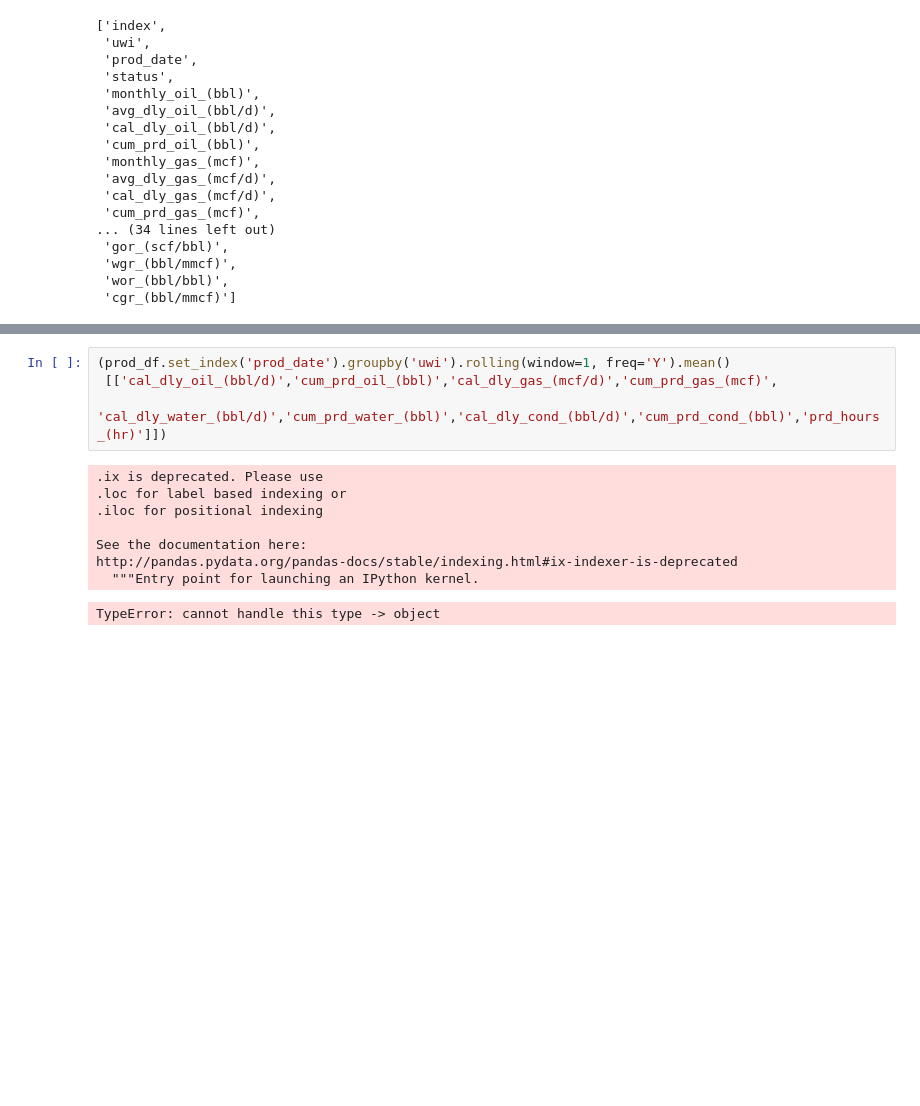
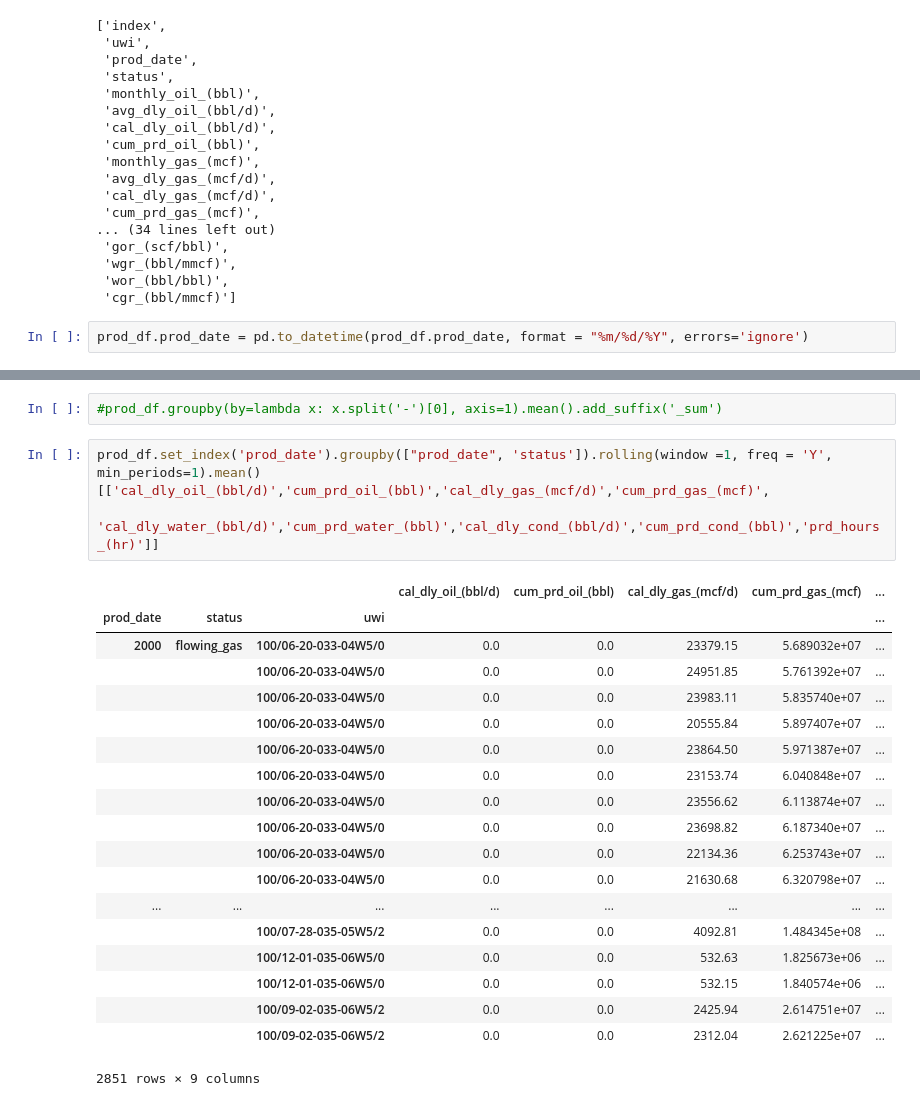
Before and after one commit to SimplifyData/Forecasting-Time-Series-with-Multiple-Seasonalities, a Jupyter notebook: Impala.ipynb, the cells around one changed output, grey strips where cells are left out. Saved outputs shown, nothing was run; the diff lists cells and outputs as text; blank space fills up the shorter version.

Commit message:
chagning prod date to year

```diff
--- a/Impala.ipynb
+++ b/Impala.ipynb
@@ -231,3 +231,5 @@ prod_df.columns.tolist()
  'wgr_(bbl/mmcf)',
  'wor_(bbl/bbl)',
  'cgr_(bbl/mmcf)']
+# %%
+prod_df.prod_date = pd.to_datetime(prod_df.prod_date, format = "%m/%d/%Y", errors='ignore')
@@ -234,13 +248,25 @@ prod_df.columns.tolist()
+# %%
+#prod_df.groupby(by=lambda x: x.split('-')[0], axis=1).mean().add_suffix('_sum')
 # %%
-(prod_df.set_index('prod_date').groupby('uwi').rolling(window=1, freq='Y').mean()
- [['cal_dly_oil_(bbl/d)','cum_prd_oil_(bbl)','cal_dly_gas_(mcf/d)','cum_prd_gas_(mcf)',
-  'cal_dly_water_(bbl/d)','cum_prd_water_(bbl)','cal_dly_cond_(bbl/d)','cum_prd_cond_(bbl)','prd_hours_(hr)']])
+prod_df.set_index('prod_date').groupby(["prod_date", 'status']).rolling(window =1, freq = 'Y', min_periods=1).mean()[['cal_dly_oil_(bbl/d)','cum_prd_oil_(bbl)','cal_dly_gas_(mcf/d)','cum_prd_gas_(mcf)',
+  'cal_dly_water_(bbl/d)','cum_prd_water_(bbl)','cal_dly_cond_(bbl/d)','cum_prd_cond_(bbl)','prd_hours_(hr)']]
 # %% [output]
+|  |  |  | cal_dly_oil_(bbl/d) | cum_prd_oil_(bbl) | cal_dly_gas_(mcf/d) | cum_prd_gas_(mcf) | ... |
+| prod_date | status | uwi |  |  |  |  | ... |
+| 2000 | flowing_gas | 100/06-20-033-04W5/0 | 0.0 | 0.0 | 23379.15 | 5.689032e+07 | ... |
+|  |  | 100/06-20-033-04W5/0 | 0.0 | 0.0 | 24951.85 | 5.761392e+07 | ... |
+|  |  | 100/06-20-033-04W5/0 | 0.0 | 0.0 | 23983.11 | 5.835740e+07 | ... |
+|  |  | 100/06-20-033-04W5/0 | 0.0 | 0.0 | 20555.84 | 5.897407e+07 | ... |
+|  |  | 100/06-20-033-04W5/0 | 0.0 | 0.0 | 23864.50 | 5.971387e+07 | ... |
+|  |  | 100/06-20-033-04W5/0 | 0.0 | 0.0 | 23153.74 | 6.040848e+07 | ... |
+|  |  | 100/06-20-033-04W5/0 | 0.0 | 0.0 | 23556.62 | 6.113874e+07 | ... |
+|  |  | 100/06-20-033-04W5/0 | 0.0 | 0.0 | 23698.82 | 6.187340e+07 | ... |
+|  |  | 100/06-20-033-04W5/0 | 0.0 | 0.0 | 22134.36 | 6.253743e+07 | ... |
+|  |  | 100/06-20-033-04W5/0 | 0.0 | 0.0 | 21630.68 | 6.320798e+07 | ... |
+| ... | ... | ... | ... | ... | ... | ... | ... |
+|  |  | 100/07-28-035-05W5/2 | 0.0 | 0.0 | 4092.81 | 1.484345e+08 | ... |
+|  |  | 100/12-01-035-06W5/0 | 0.0 | 0.0 | 532.63 | 1.825673e+06 | ... |
+|  |  | 100/12-01-035-06W5/0 | 0.0 | 0.0 | 532.15 | 1.840574e+06 | ... |
+|  |  | 100/09-02-035-06W5/2 | 0.0 | 0.0 | 2425.94 | 2.614751e+07 | ... |
+|  |  | 100/09-02-035-06W5/2 | 0.0 | 0.0 | 2312.04 | 2.621225e+07 | ... |
-.ix is deprecated. Please use
-.loc for label based indexing or
-.iloc for positional indexing
-
-See the documentation here:
-http://pandas.pydata.org/pandas-docs/stable/indexing.html#ix-indexer-is-deprecated
-  """Entry point for launching an IPython kernel.
+2851 rows × 9 columns
-TypeError: cannot handle this type -> object
```
Also changed, not shown: parts of 10 cells of this notebook, 1 other file.
